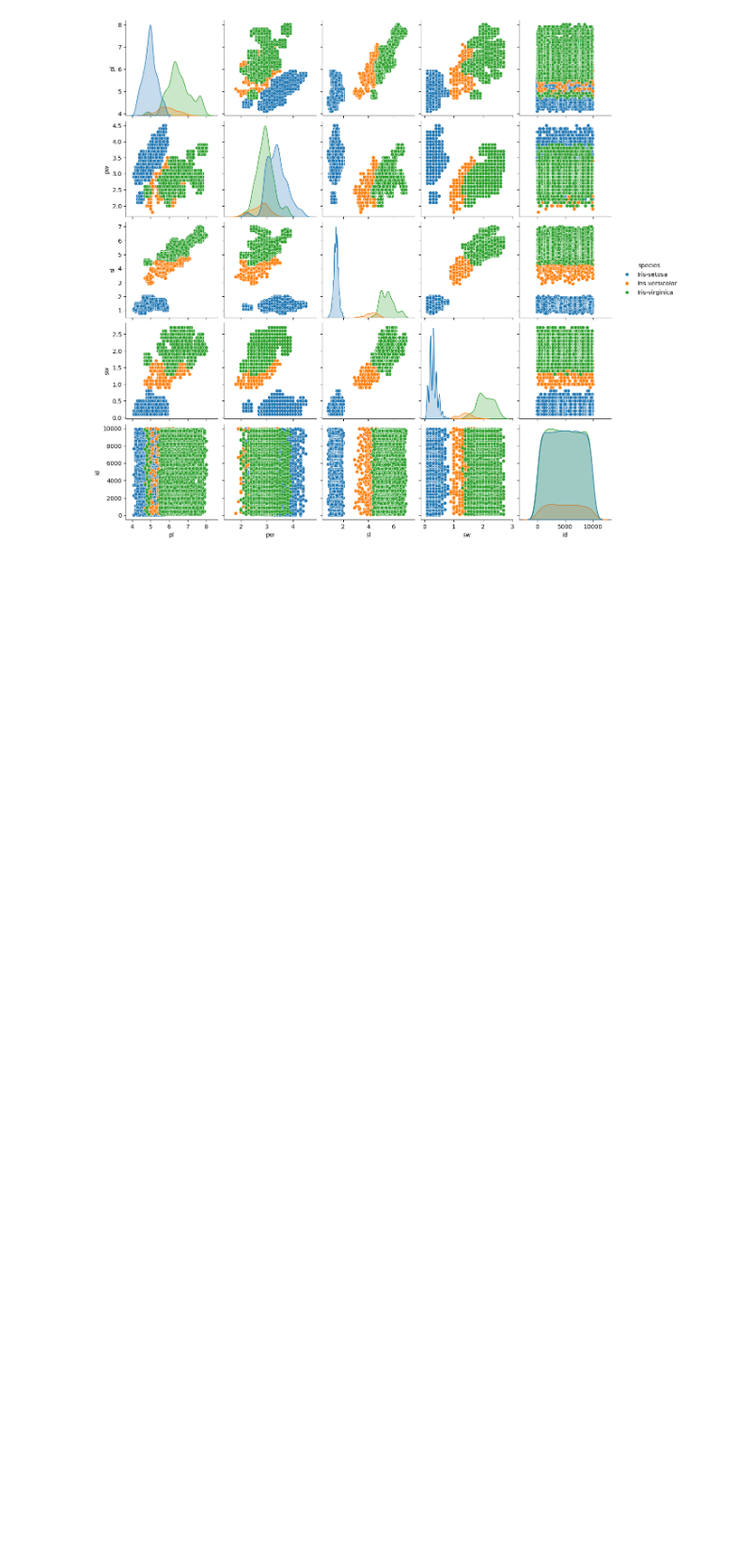
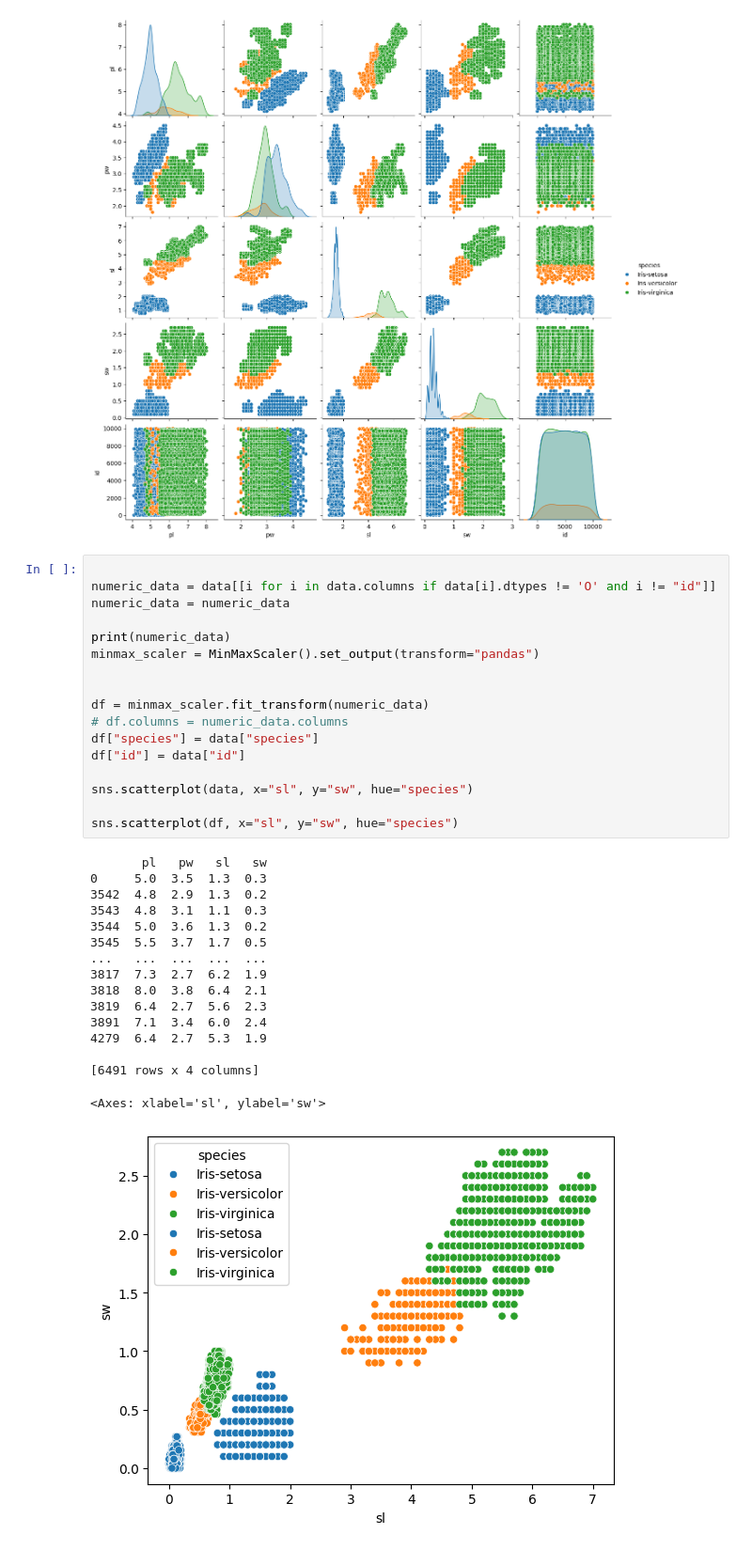
Before and after one commit to otha4350/datamining, a Jupyter notebook: main.ipynb, the cells around one changed output. Shown at 94% size. Saved outputs shown, nothing was run; the diff lists cells and outputs as text; blank space fills up the shorter version.

```diff
--- a/main.ipynb
+++ b/main.ipynb
@@ -91,5 +91,39 @@ Iris-setosa      1.416255  0.189330
 Iris-versicolor  4.226453  0.457974
 Iris-virginica   5.505307  0.551364
 [figure]
+# %%
+
+numeric_data = data[[i for i in data.columns if data[i].dtypes != 'O' and i != "id"]]
+numeric_data = numeric_data
+
+print(numeric_data)
+minmax_scaler = MinMaxScaler().set_output(transform="pandas")
+
+
+df = minmax_scaler.fit_transform(numeric_data)
+# df.columns = numeric_data.columns
+df["species"] = data["species"]
+df["id"] = data["id"]
+
+sns.scatterplot(data, x="sl", y="sw", hue="species")
+
+sns.scatterplot(df, x="sl", y="sw", hue="species")
+# %% [output]
+       pl   pw   sl   sw
+0     5.0  3.5  1.3  0.3
+3542  4.8  2.9  1.3  0.2
+3543  4.8  3.1  1.1  0.3
+3544  5.0  3.6  1.3  0.2
+3545  5.5  3.7  1.7  0.5
+...   ...  ...  ...  ...
+3817  7.3  2.7  6.2  1.9
+3818  8.0  3.8  6.4  2.1
+3819  6.4  2.7  5.6  2.3
+3891  7.1  3.4  6.0  2.4
+4279  6.4  2.7  5.3  1.9
+
+[6491 rows x 4 columns]
+<Axes: xlabel='sl', ylabel='sw'>
+[figure, added]
 # %%
 #task 4.1
```
Also changed, not shown: parts of 3 cells of this notebook.
